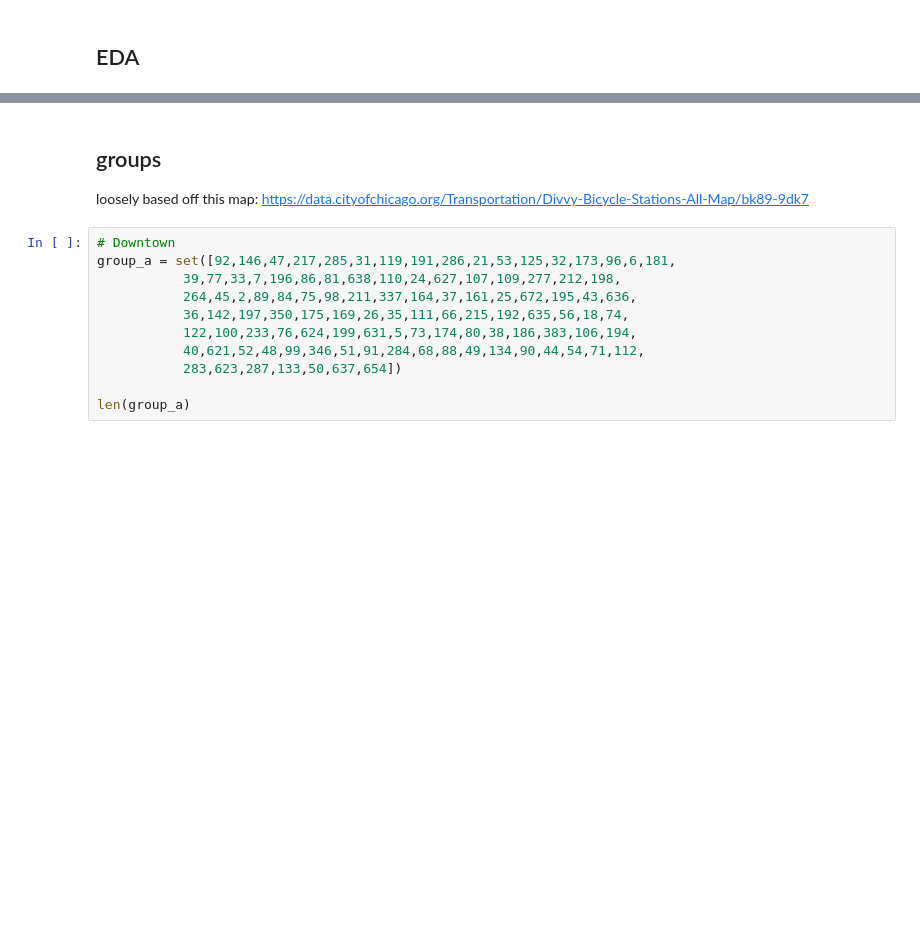
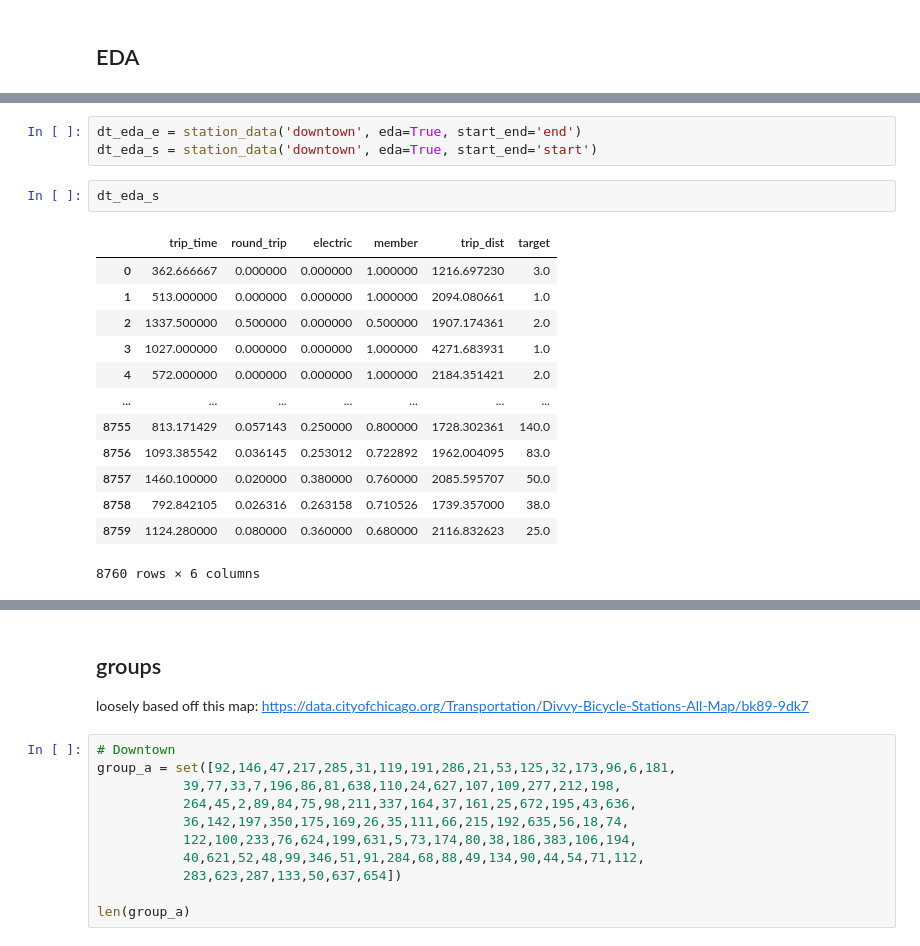
Before and after one commit to nick-kopy/Predicting-Bike-Rental-Station-Traffic, a Jupyter notebook: cap3.ipynb, the cells around one changed output, grey strips where cells are left out. Drawn from its saved outputs; the diff is of its cells as text; blank space fills up the shorter version.

```diff
--- a/cap3.ipynb
+++ b/cap3.ipynb
@@ -222,0 +249,19 @@ ax.legend();
+# %%
+dt_eda_e = station_data('downtown', eda=True, start_end='end')
+dt_eda_s = station_data('downtown', eda=True, start_end='start')
+# %%
+dt_eda_s
+# %% [output]
+|  | trip_time | round_trip | electric | member | trip_dist | target |
+| 0 | 362.666667 | 0.000000 | 0.000000 | 1.000000 | 1216.697230 | 3.0 |
+| 1 | 513.000000 | 0.000000 | 0.000000 | 1.000000 | 2094.080661 | 1.0 |
+| 2 | 1337.500000 | 0.500000 | 0.000000 | 0.500000 | 1907.174361 | 2.0 |
+| 3 | 1027.000000 | 0.000000 | 0.000000 | 1.000000 | 4271.683931 | 1.0 |
+| 4 | 572.000000 | 0.000000 | 0.000000 | 1.000000 | 2184.351421 | 2.0 |
+| ... | ... | ... | ... | ... | ... | ... |
+| 8755 | 813.171429 | 0.057143 | 0.250000 | 0.800000 | 1728.302361 | 140.0 |
+| 8756 | 1093.385542 | 0.036145 | 0.253012 | 0.722892 | 1962.004095 | 83.0 |
+| 8757 | 1460.100000 | 0.020000 | 0.380000 | 0.760000 | 2085.595707 | 50.0 |
+| 8758 | 792.842105 | 0.026316 | 0.263158 | 0.710526 | 1739.357000 | 38.0 |
+| 8759 | 1124.280000 | 0.080000 | 0.360000 | 0.680000 | 2116.832623 | 25.0 |
+8760 rows × 6 columns
```
Also changed, not shown: parts of 40 cells of this notebook, 1 other file.
